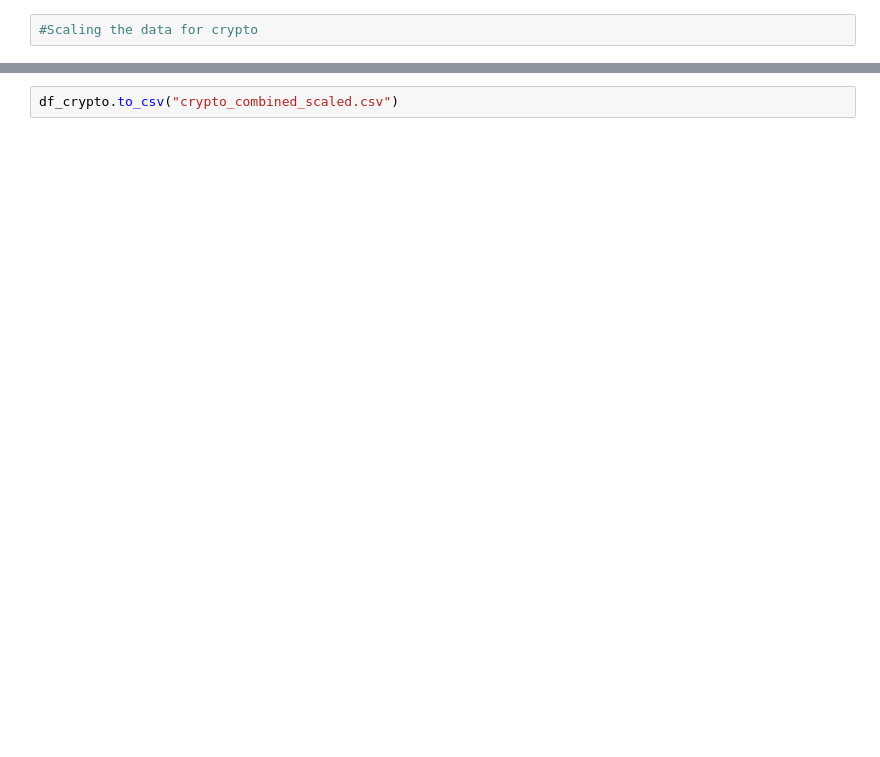
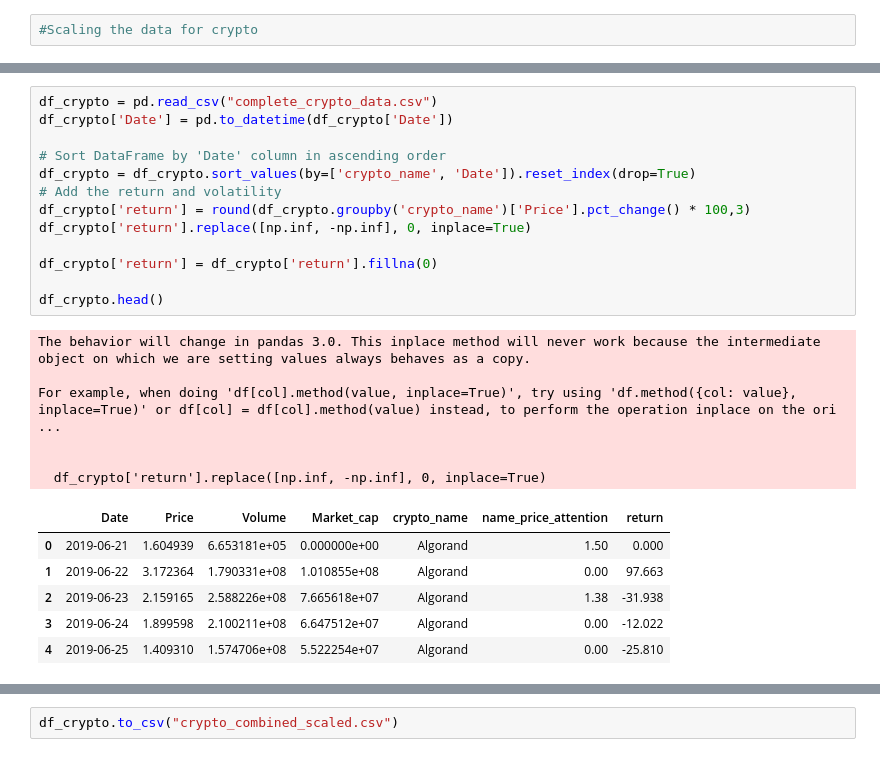
Before and after one commit to senaruetschlin/Investor_Attention, a Jupyter notebook: googletrends_AB_new copy.ipynb, the cells around one changed output, grey strips where cells are left out. Drawn from its saved outputs; the diff is of its cells as text; blank space fills up the shorter version.

```diff
--- a/googletrends_AB_new copy.ipynb
+++ b/googletrends_AB_new copy.ipynb
@@ -601,0 +599,26 @@ df_crypto.head()
+# %%
+df_crypto = pd.read_csv("complete_crypto_data.csv")
+df_crypto['Date'] = pd.to_datetime(df_crypto['Date'])
+
+# Sort DataFrame by 'Date' column in ascending order
+df_crypto = df_crypto.sort_values(by=['crypto_name', 'Date']).reset_index(drop=True)
+# Add the return and volatility
+df_crypto['return'] = round(df_crypto.groupby('crypto_name')['Price'].pct_change() * 100,3)
+df_crypto['return'].replace([np.inf, -np.inf], 0, inplace=True)
+
+df_crypto['return'] = df_crypto['return'].fillna(0)
+
+df_crypto.head()
+# %% [output]
+The behavior will change in pandas 3.0. This inplace method will never work because the intermediate object on which we are setting values always behaves as a copy.
+
+For example, when doing 'df[col].method(value, inplace=True)', try using 'df.method({col: value}, inplace=True)' or df[col] = df[col].method(value) instead, to perform the operation inplace on the ori ...
+
+
+  df_crypto['return'].replace([np.inf, -np.inf], 0, inplace=True)
+|  | Date | Price | Volume | Market_cap | crypto_name | name_price_attention | return |
+| 0 | 2019-06-21 | 1.604939 | 6.653181e+05 | 0.000000e+00 | Algorand | 1.50 | 0.000 |
+| 1 | 2019-06-22 | 3.172364 | 1.790331e+08 | 1.010855e+08 | Algorand | 0.00 | 97.663 |
+| 2 | 2019-06-23 | 2.159165 | 2.588226e+08 | 7.665618e+07 | Algorand | 1.38 | -31.938 |
+| 3 | 2019-06-24 | 1.899598 | 2.100211e+08 | 6.647512e+07 | Algorand | 0.00 | -12.022 |
+| 4 | 2019-06-25 | 1.409310 | 1.574706e+08 | 5.522254e+07 | Algorand | 0.00 | -25.810 |
```
Also changed, not shown: parts of 6 cells of this notebook, 1 other file.
